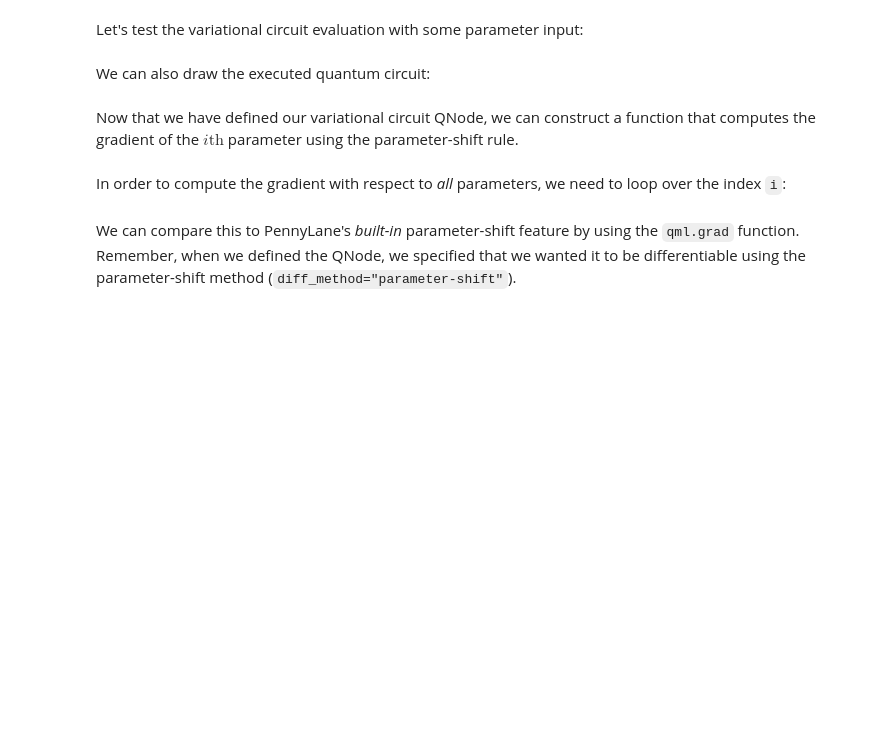
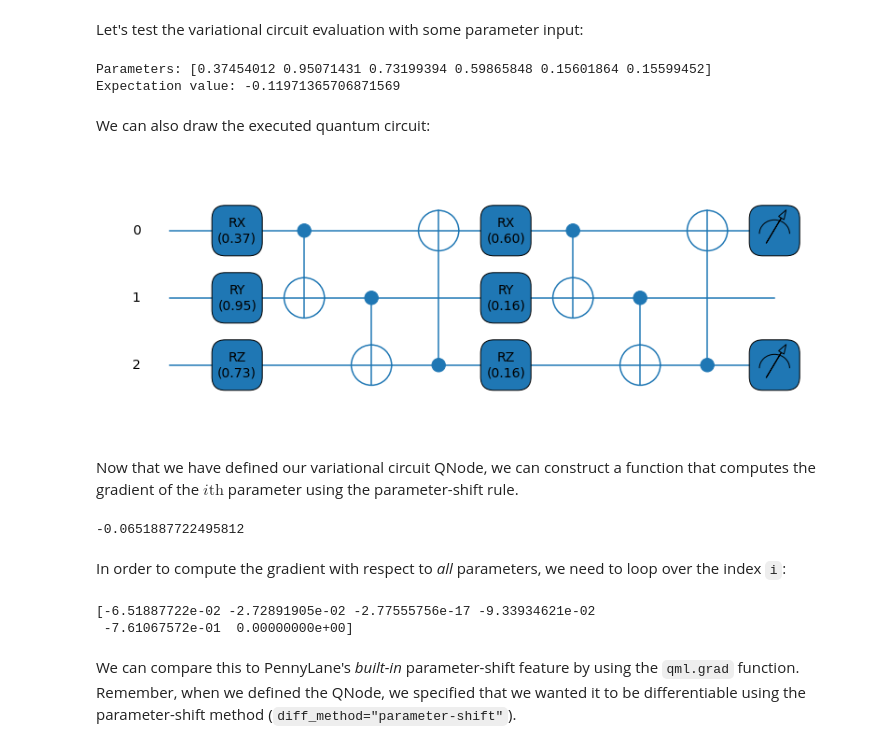
Before and after one commit to XanaduAI/plaas-examples, a Jupyter notebook: PennyLane/backprop.ipynb, the cells around one changed output. Drawn from its saved outputs; the diff is of its cells as text; code cells hidden in the pictures; blank space fills up the shorter version.

```diff
--- a/PennyLane/backprop.ipynb
+++ b/PennyLane/backprop.ipynb
@@ -81,9 +79,12 @@ def circuit(params):
 Let's test the variational circuit evaluation with some parameter input:
 # %%
 # initial parameters
-params = np.random.random([6])
+params = np.random.random([6], requires_grad=True)
 
 print("Parameters:", params)
 print("Expectation value:", circuit(params))
+# %% [output]
+Parameters: [0.37454012 0.95071431 0.73199394 0.59865848 0.15601864 0.15599452]
+Expectation value: -0.11971365706871569
 # %% [markdown]
 We can also draw the executed quantum circuit:
@@ -92,3 +91,8 @@ print(circuit.draw())
+# %%
+fig, ax = qml.draw_mpl(circuit, decimals=2)(params)
+plt.show()
+# %% [output]
+[figure, added]
 # %% [markdown]
 Now that we have defined our variational circuit QNode, we can construct
 a function that computes the gradient of the $i\text{th}$ parameter
@@ -106,6 +110,8 @@ def parameter_shift_term(qnode, params, i):
 
 # gradient with respect to the first parameter
 print(parameter_shift_term(circuit, params, 0))
+# %% [output]
+-0.0651887722495812
 # %% [markdown]
 In order to compute the gradient with respect to *all* parameters, we
 need to loop over the index `i`:
@@ -119,6 +125,9 @@ def parameter_shift(qnode, params):
     return gradients
 
 print(parameter_shift(circuit, params))
+# %% [output]
+[-6.51887722e-02 -2.72891905e-02 -2.77555756e-17 -9.33934621e-02
+ -7.61067572e-01  0.00000000e+00]
 # %% [markdown]
 We can compare this to PennyLane's *built-in* parameter-shift feature by
 using the `qml.grad` function. Remember, when we
```
Also changed, not shown: parts of 17 cells of this notebook, 15 other files.
